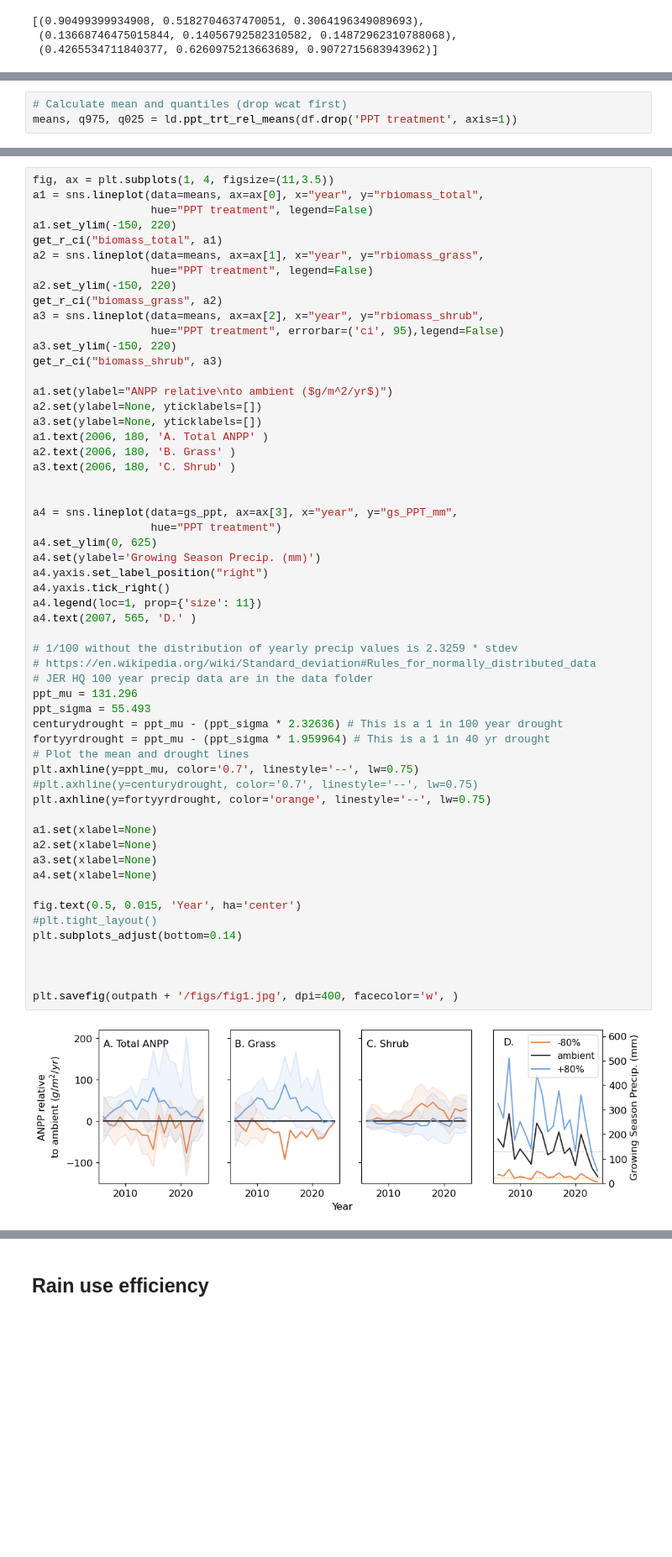
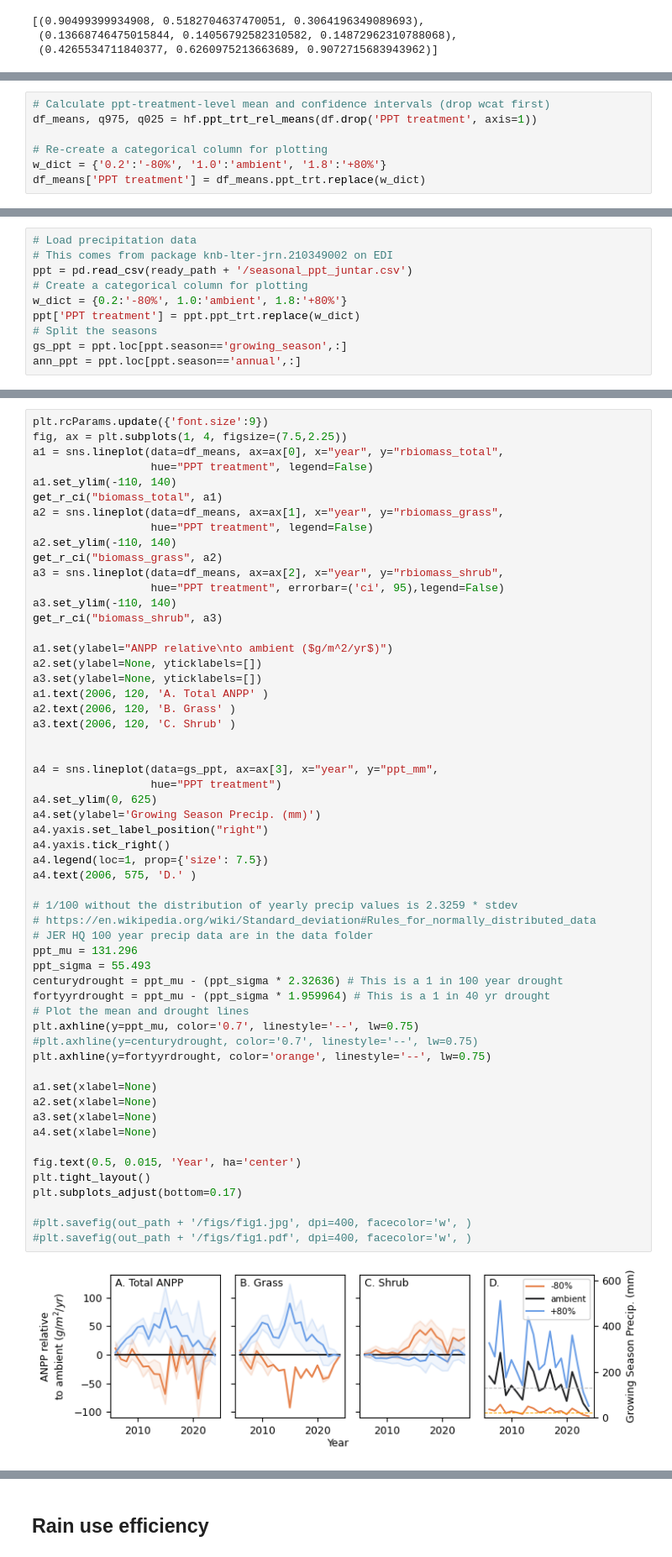
Before and after one commit to jornada-im/pubs-gc-ltreb, a Jupyter notebook: manuscripts/schadenfreude/Production.ipynb, the cells around one changed output, grey strips where cells are left out. Shown at 84% size. Drawn from its saved outputs; the diff is of its cells as text; blank space fills up the shorter version.

```diff
--- a/manuscripts/schadenfreude/Production.ipynb
+++ b/manuscripts/schadenfreude/Production.ipynb
@@ -145,4 +81,8 @@ ax3.plot([0, 1], [0, 1], transform=ax3.transAxes, ls='--', c='k')
 # %%
-# Calculate mean and quantiles (drop wcat first)
-means, q975, q025 = ld.ppt_trt_rel_means(df.drop('PPT treatment', axis=1))
+# Calculate ppt-treatment-level mean and confidence intervals (drop wcat first)
+df_means, q975, q025 = hf.ppt_trt_rel_means(df.drop('PPT treatment', axis=1))
+
+# Re-create a categorical column for plotting
+w_dict = {'0.2':'-80%', '1.0':'ambient', '1.8':'+80%'}
+df_means['PPT treatment'] = df_means.ppt_trt.replace(w_dict)
 # %%
@@ -232,2 +161,12 @@ ann_ppt = all_ppt[0].melt(id_vars=['year'],
+# %%
+# Load precipitation data
+# This comes from package knb-lter-jrn.210349002 on EDI
+ppt = pd.read_csv(ready_path + '/seasonal_ppt_juntar.csv')
+# Create a categorical column for plotting
+w_dict = {0.2:'-80%', 1.0:'ambient', 1.8:'+80%'}
+ppt['PPT treatment'] = ppt.ppt_trt.replace(w_dict)
+# Split the seasons
+gs_ppt = ppt.loc[ppt.season=='growing_season',:]
+ann_ppt = ppt.loc[ppt.season=='annual',:]
 # %%
 fig, ax = plt.subplots(1, 2, figsize=(9,3.5), sharey=True)
@@ -245,58 +184,58 @@ plt.savefig(outpath + '/figs/lt_precip.png', dpi=300, facecolor='w')
 # %%
-fig, ax = plt.subplots(1, 4, figsize=(11,3.5))
-a1 = sns.lineplot(data=means, ax=ax[0], x="year", y="rbiomass_total",
+plt.rcParams.update({'font.size':9})
+fig, ax = plt.subplots(1, 4, figsize=(7.5,2.25))
+a1 = sns.lineplot(data=df_means, ax=ax[0], x="year", y="rbiomass_total",
                   hue="PPT treatment", legend=False)
-a1.set_ylim(-150, 220)
+a1.set_ylim(-110, 140)
 get_r_ci("biomass_total", a1)
-a2 = sns.lineplot(data=means, ax=ax[1], x="year", y="rbiomass_grass",
+a2 = sns.lineplot(data=df_means, ax=ax[1], x="year", y="rbiomass_grass",
                   hue="PPT treatment", legend=False)
-a2.set_ylim(-150, 220)
+a2.set_ylim(-110, 140)
 get_r_ci("biomass_grass", a2)
-a3 = sns.lineplot(data=means, ax=ax[2], x="year", y="rbiomass_shrub",
+a3 = sns.lineplot(data=df_means, ax=ax[2], x="year", y="rbiomass_shrub",
                   hue="PPT treatment", errorbar=('ci', 95),legend=False)
-a3.set_ylim(-150, 220)
+a3.set_ylim(-110, 140)
 get_r_ci("biomass_shrub", a3)
 
 a1.set(ylabel="ANPP relative\nto ambient ($g/m^2/yr$)")
 a2.set(ylabel=None, yticklabels=[])
 a3.set(ylabel=None, yticklabels=[])
-a1.text(2006, 180, 'A. Total ANPP' )
-a2.text(2006, 180, 'B. Grass' )
-a3.text(2006, 180, 'C. Shrub' )
+a1.text(2006, 120, 'A. Total ANPP' )
+a2.text(2006, 120, 'B. Grass' )
+a3.text(2006, 120, 'C. Shrub' )
 
 
-a4 = sns.lineplot(data=gs_ppt, ax=ax[3], x="year", y="gs_PPT_mm",
+a4 = sns.lineplot(data=gs_ppt, ax=ax[3], x="year", y="ppt_mm",
                   hue="PPT treatment")
 a4.set_ylim(0, 625)
 a4.set(ylabel='Growing Season Precip. (mm)')
 a4.yaxis.set_label_position("right")
 a4.yaxis.tick_right()
-a4.legend(loc=1, prop={'size': 11})
-a4.text(2007, 565, 'D.' )
+a4.legend(loc=1, prop={'size': 7.5})
+a4.text(2006, 575, 'D.' )
 
 # 1/100 without the distribution of yearly precip values is 2.3259 * stdev
 # https://en.wikipedia.org/wiki/Standard_deviation#Rules_for_normally_distributed_data
 # JER HQ 100 year precip data are in the data folder
 ppt_mu = 131.296
 ppt_sigma = 55.493
 centurydrought = ppt_mu - (ppt_sigma * 2.32636) # This is a 1 in 100 year drought
 fortyyrdrought = ppt_mu - (ppt_sigma * 1.959964) # This is a 1 in 40 yr drought
 # Plot the mean and drought lines
 plt.axhline(y=ppt_mu, color='0.7', linestyle='--', lw=0.75)
 #plt.axhline(y=centurydrought, color='0.7', linestyle='--', lw=0.75)
 plt.axhline(y=fortyyrdrought, color='orange', linestyle='--', lw=0.75)
 
 a1.set(xlabel=None)
 a2.set(xlabel=None)
 a3.set(xlabel=None)
 a4.set(xlabel=None)
 
 fig.text(0.5, 0.015, 'Year', ha='center')
-#plt.tight_layout()
-plt.subplots_adjust(bottom=0.14)
+plt.tight_layout()
+plt.subplots_adjust(bottom=0.17)
 
-
-
-plt.savefig(outpath + '/figs/fig1.jpg', dpi=400, facecolor='w', )
+#plt.savefig(out_path + '/figs/fig1.jpg', dpi=400, facecolor='w', )
+#plt.savefig(out_path + '/figs/fig1.pdf', dpi=400, facecolor='w', )
 # %% [output]
-[figure, old version]
+[figure, new version]
```
Also changed, not shown: parts of 48 cells of this notebook, 2 other files.
